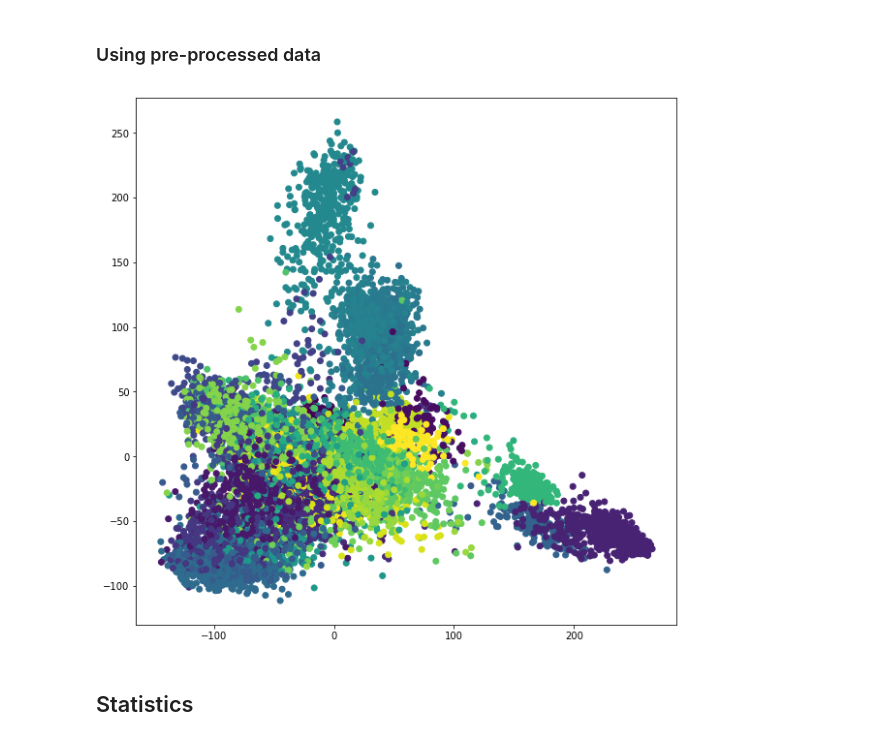
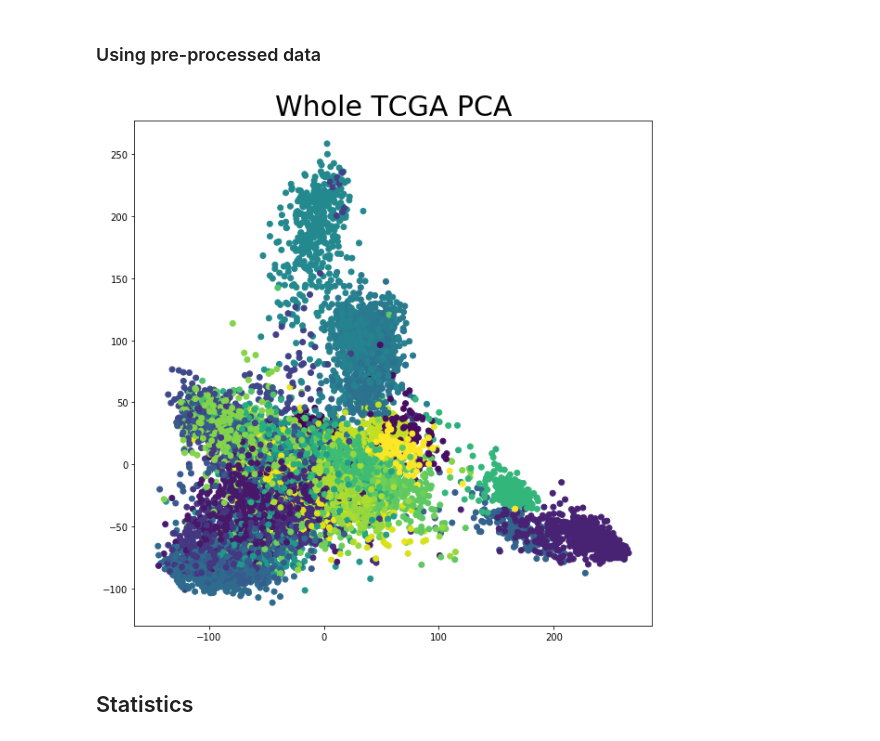
Before and after one commit to harel-coffee/cancer_classification-auto, a Jupyter notebook: staging/TCGA_AE.ipynb, the cells around one changed output. Saved outputs shown, nothing was run; the diff lists cells and outputs as text; code cells hidden in the pictures.

```diff
--- a/staging/TCGA_AE.ipynb
+++ b/staging/TCGA_AE.ipynb
@@ -163,9 +163,10 @@ tcga, idx_to_sample, idx_to_gene, clinical, sample_types = load_PANCAN_TCGA_from
 # %%
 plt.figure(figsize=(10, 10))
 utils.plot_PCA(tcga, sample_types._primary_disease.tolist())
+plt.title("Whole TCGA PCA", fontsize=30)
 plt.show()
 # %% [output]
-[figure, old version]
+[figure, new version]
 # %% [markdown]
 ## Statistics
 # %% [markdown]
```
Also changed, not shown: parts of 17 cells of this notebook.
